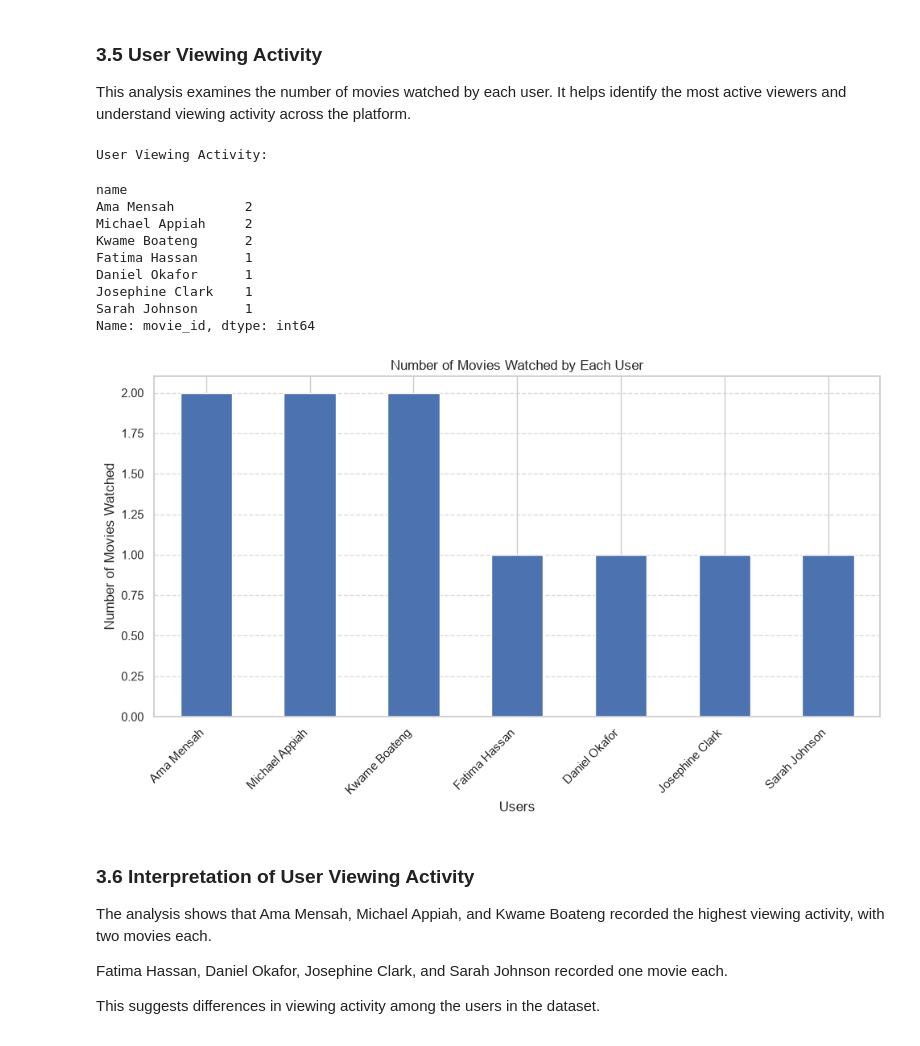
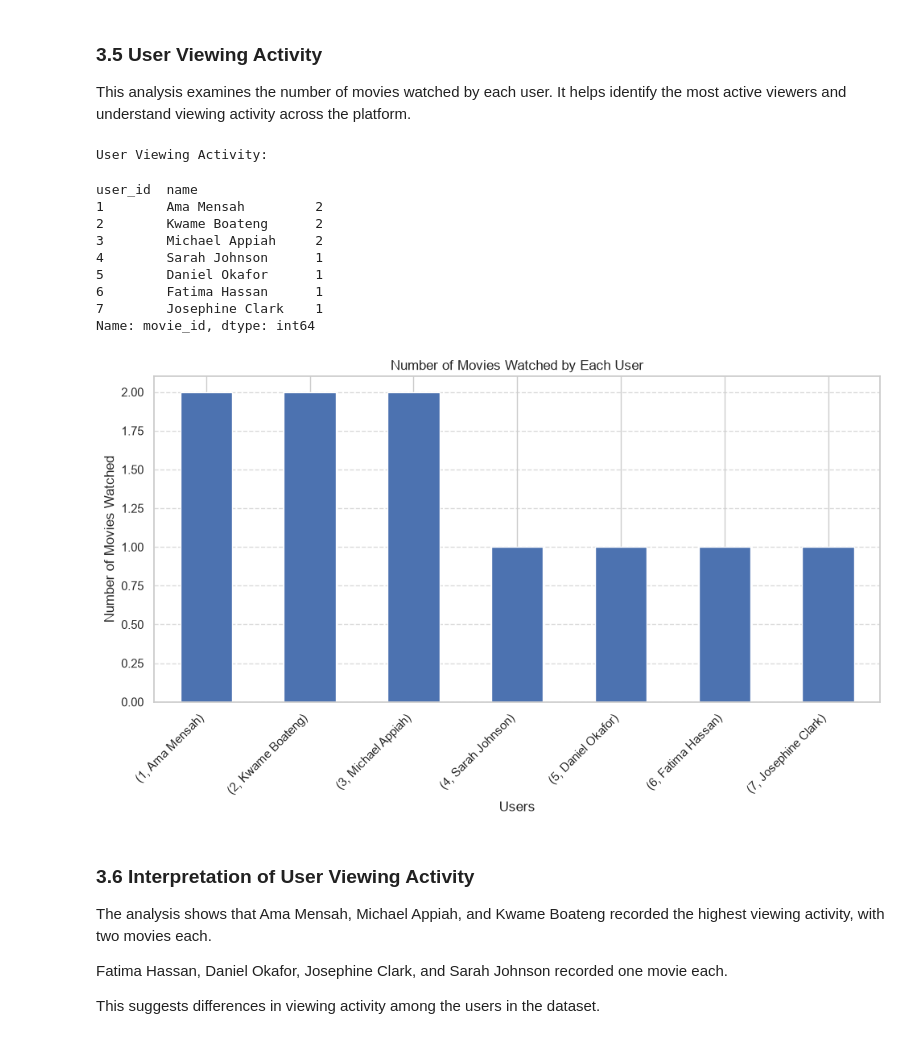
Before and after one commit to App356/Netflix-Team-3, a Jupyter notebook: netflix_analysis_project.ipynb, the cells around one changed output. Drawn from its saved outputs; the diff is of its cells as text; code cells hidden in the pictures.

Commit message:
Fix user activity and rating attribution

```diff
--- a/netflix_analysis_project.ipynb
+++ b/netflix_analysis_project.ipynb
@@ -730,41 +730,41 @@ activity across the platform.
 # %%
 # Calculate the number of movies watched by each user
 
 user_activity = (
-    netflix_data.groupby("name")["movie_id"]
+    netflix_data.groupby(["user_id", "name"])["movie_id"]
     .count()
     .sort_values(ascending=False)
 )
 
 # Display user viewing activity
 print("User Viewing Activity:")
 display(user_activity)
 
 # Create visualization
 plt.figure(figsize=(10, 6))
 
 user_activity.plot(kind="bar")
 
 plt.title("Number of Movies Watched by Each User")
 plt.xlabel("Users")
 plt.ylabel("Number of Movies Watched")
 plt.xticks(rotation=45, ha="right")
 plt.grid(axis="y", linestyle="--", alpha=0.7)
 
 plt.tight_layout()
 plt.show()
 # %% [output]
 User Viewing Activity:
-name
-Ama Mensah         2
-Michael Appiah     2
-Kwame Boateng      2
-Fatima Hassan      1
-Daniel Okafor      1
-Josephine Clark    1
-Sarah Johnson      1
+user_id  name
+1        Ama Mensah         2
+2        Kwame Boateng      2
+3        Michael Appiah     2
+4        Sarah Johnson      1
+5        Daniel Okafor      1
+6        Fatima Hassan      1
+7        Josephine Clark    1
 Name: movie_id, dtype: int64
-[figure, old version]
+[figure, new version]
 # %% [markdown]
 ### 3.6 Interpretation of User Viewing Activity
 
```
Also changed, not shown: parts of 2 cells of this notebook.
